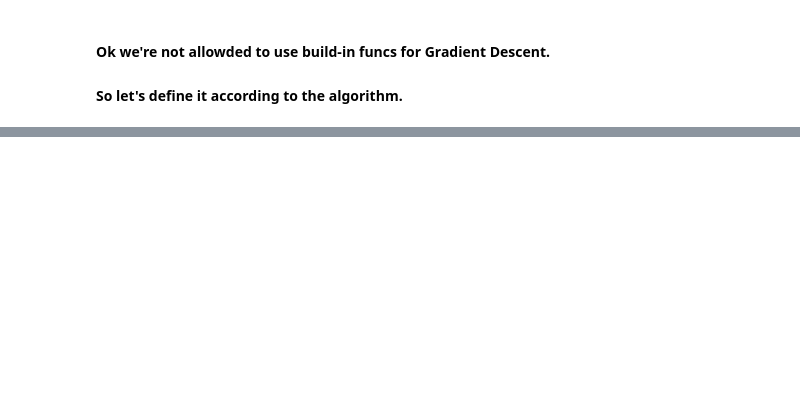
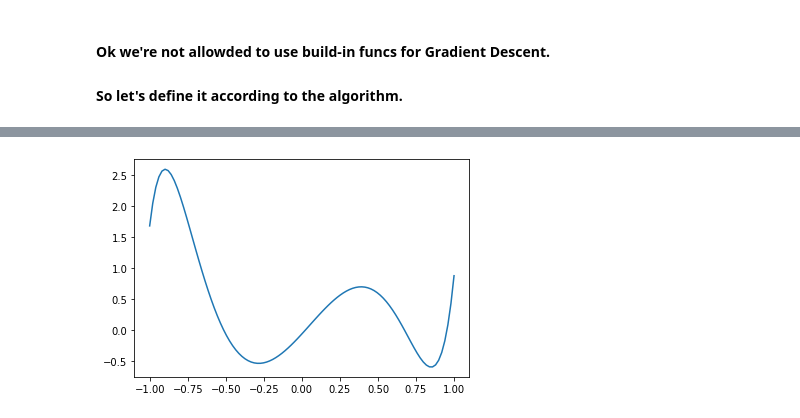
Before and after one commit to nahbos/AUT-Machine-Learning, a Jupyter notebook: Ex01.ipynb, the cells around one changed output, grey strips where cells are left out. Saved outputs shown, nothing was run; the diff lists cells and outputs as text; code cells hidden in the pictures; blank space fills up the shorter version.

```diff
--- a/Ex01.ipynb
+++ b/Ex01.ipynb
@@ -91,0 +144,14 @@ def predY_cal(coeffs, df, degree):
+# %%
+def PolyCoefficients(x, coeffs):
+
+    order = len(coeffs)
+    y = 0
+    for i in range(order):
+        y += coeffs[i]*x**i
+    return y
+
+x = np.linspace(-1, 1, 100)
+plt.plot(x, PolyCoefficients(x, coeffs))
+plt.show()
+# %% [output]
+[figure, added]
```
Also changed, not shown: parts of 12 cells of this notebook.
